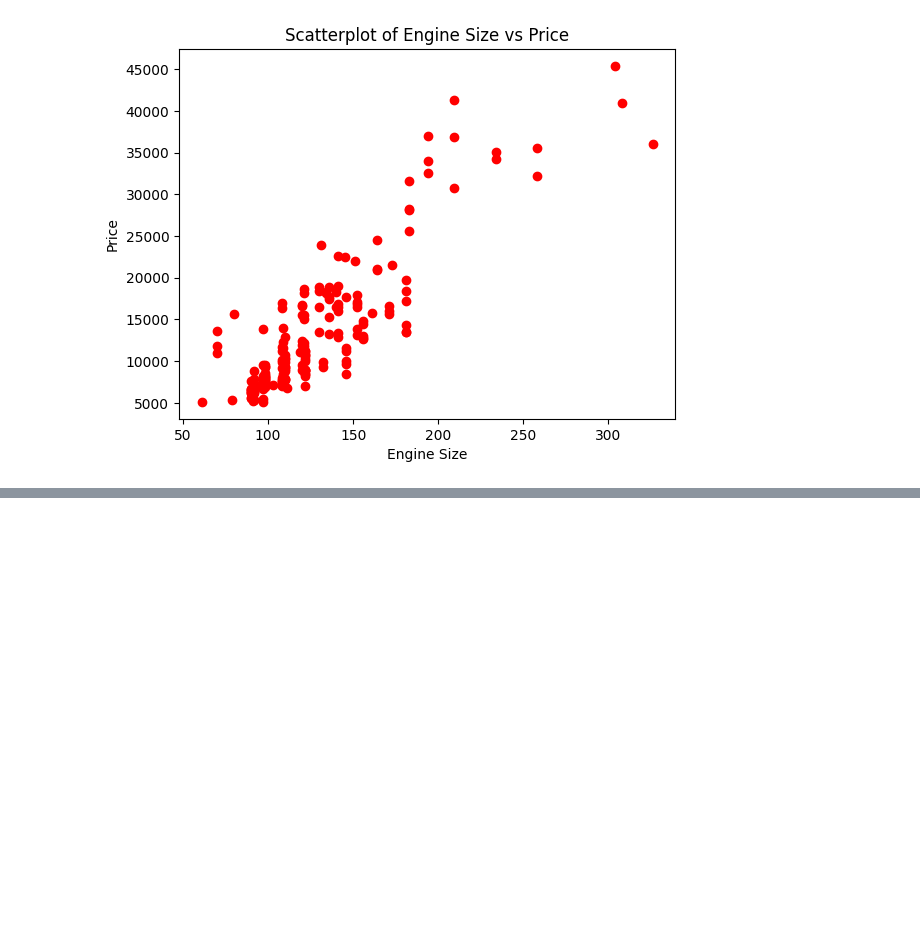
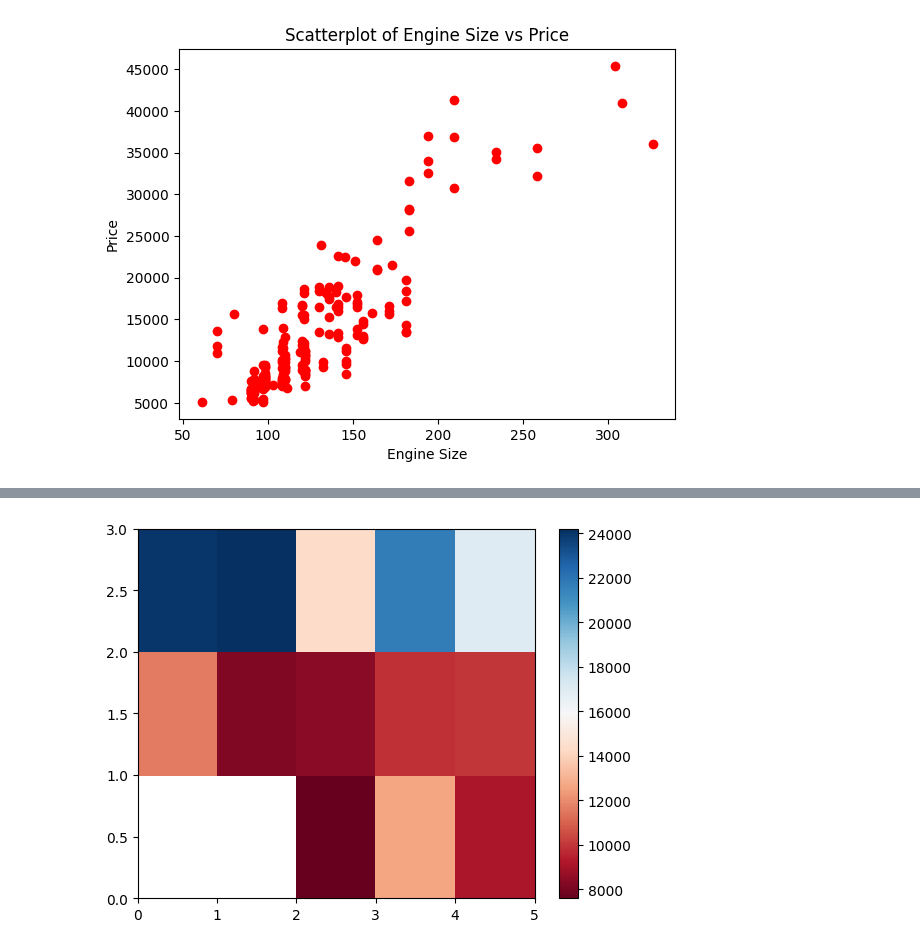
Before and after one commit to NAVNEET72159/Data-Analysis-IBM-Notes, a Jupyter notebook: Data_Wrangling.ipynb, the cells around one changed output, grey strips where cells are left out. Saved outputs shown, nothing was run; the diff lists cells and outputs as text; code cells hidden in the pictures; blank space fills up the shorter version.

```diff
--- a/Data_Wrangling.ipynb
+++ b/Data_Wrangling.ipynb
@@ -545,0 +556,5 @@ Text(0, 0.5, 'Price')
+# %%
+df_test = df[['drive-wheels', 'body-style', 'price']] #pick out the values we are interested in
+df_grp = df_test.groupby(['drive-wheels', 'body-style'], as_index=False).mean() #we group the reduced data accroding to the 'drive-wheel' and'body-style'
+#Since we are interested in knowing, how the average price differs accross he boards, we can take the maen of each group and append this bit at the very ed of the above line.
+df_grp
@@ -545,0 +581,3 @@ Text(0, 0.5, 'Price')
+# %%
+df_pivot = df_grp.pivot(index='drive-wheels', columns='body-style') #we can convert the above table into a pivot table
+df_pivot
@@ -545,0 +596,6 @@ Text(0, 0.5, 'Price')
+# %%
+plt.pcolor(df_pivot, cmap='RdBu')
+plt.colorbar()
+plt.show()
+# %% [output]
+[figure, added]
```
Also changed, not shown: parts of 65 cells of this notebook, 1 other file.
